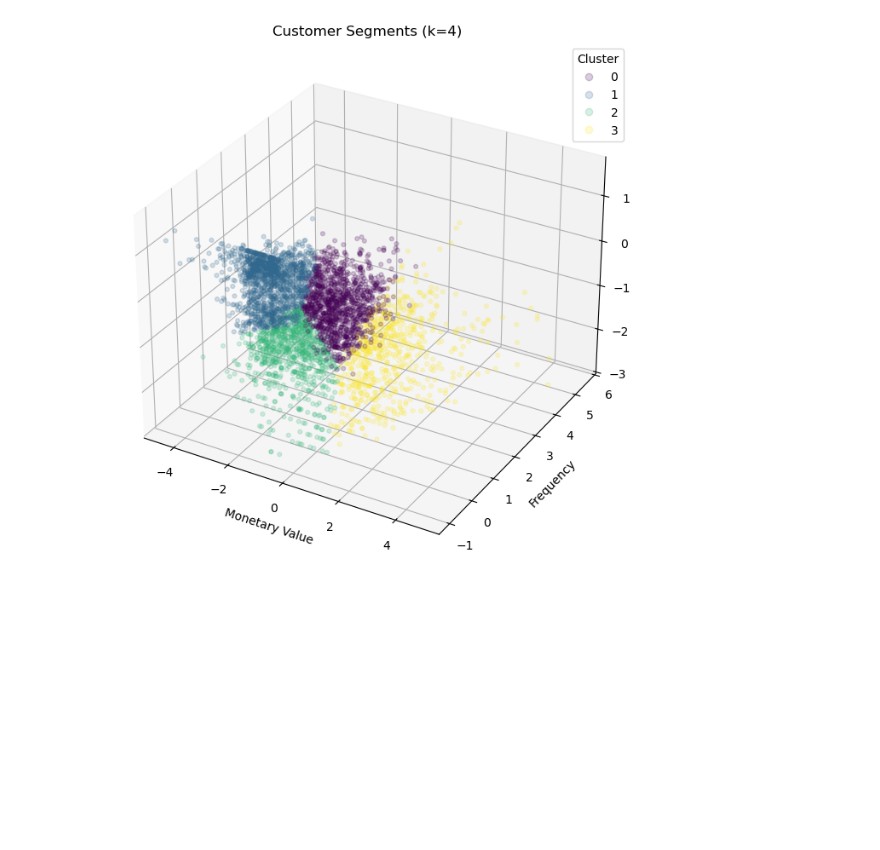
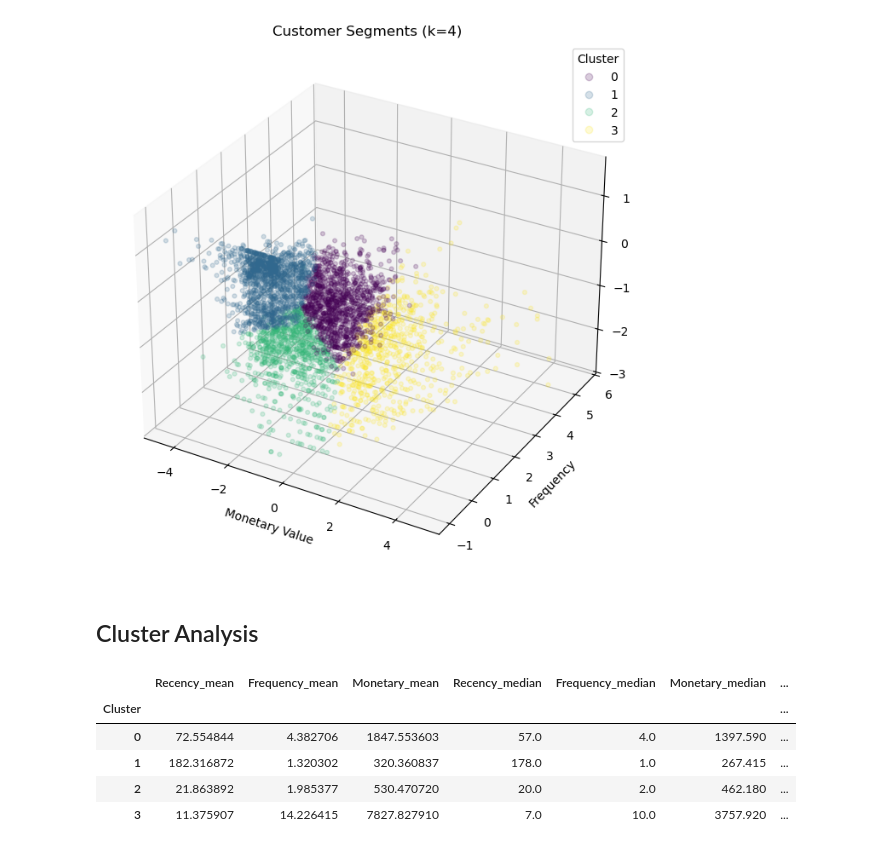
Before and after one commit to jnqu/RFM-Clustering-KMeans, a Jupyter notebook: clustering.ipynb, the cells around one changed output. Saved outputs shown, nothing was run; the diff lists cells and outputs as text; code cells hidden in the pictures; blank space fills up the shorter version.

```diff
--- a/clustering.ipynb
+++ b/clustering.ipynb
@@ -593,3 +591,24 @@ ax.legend(*scatter.legend_elements(), title="Cluster")
 plt.show()
 # %% [output]
 [figure]
+# %% [markdown]
+## Cluster Analysis
+# %%
+profile = agg_df.groupby("Cluster").agg(
+    Recency_mean   = ("Recency", "mean"),
+    Frequency_mean = ("Frequency", "mean"),
+    Monetary_mean  = ("MonetaryValue", "mean"),
+    Recency_median   = ("Recency", "median"),
+    Frequency_median = ("Frequency", "median"),
+    Monetary_median  = ("MonetaryValue", "median"),
+    Count = ("Customer ID", "count"),
+)
+profile["Pct"] = (profile["Count"] / profile["Count"].sum() * 100).round(1)
+profile
+# %% [output]
+|  | Recency_mean | Frequency_mean | Monetary_mean | Recency_median | Frequency_median | Monetary_median | ... |
+| Cluster |  |  |  |  |  |  | ... |
+| 0 | 72.554844 | 4.382706 | 1847.553603 | 57.0 | 4.0 | 1397.590 | ... |
+| 1 | 182.316872 | 1.320302 | 320.360837 | 178.0 | 1.0 | 267.415 | ... |
+| 2 | 21.863892 | 1.985377 | 530.470720 | 20.0 | 2.0 | 462.180 | ... |
+| 3 | 11.375907 | 14.226415 | 7827.827910 | 7.0 | 10.0 | 3757.920 | ... |
```
Also changed, not shown: parts of 5 cells of this notebook.
